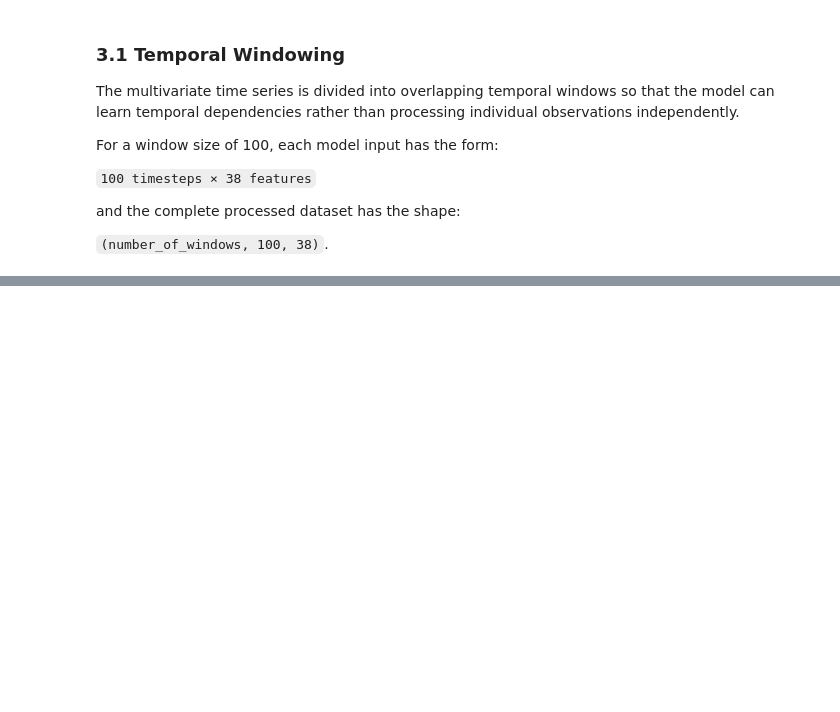
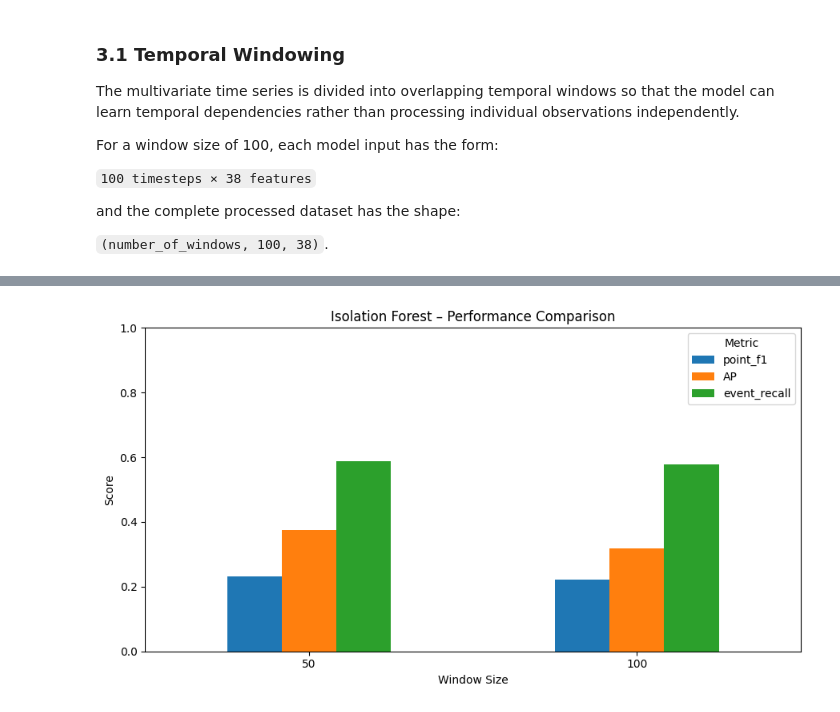
Before and after one commit to VioS11/SensorTwin-SMD, a Jupyter notebook: notebooks/IC3_SMD_Project.ipynb, the cells around one changed output, grey strips where cells are left out. Saved outputs shown, nothing was run; the diff lists cells and outputs as text; code cells hidden in the pictures; blank space fills up the shorter version.

```diff
--- a/notebooks/IC3_SMD_Project.ipynb
+++ b/notebooks/IC3_SMD_Project.ipynb
@@ -551,0 +945,11 @@ Test windows: (28614, 100, 38)
+# %%
+def get_intervals(binary_labels):
+
+    labels = np.asarray(binary_labels, dtype=int).ravel()
+
+    changes = np.diff(np.r_[0, labels, 0])
+
+    starts = np.where(changes == 1)[0]
+    ends = np.where(changes == -1)[0]
+
+    return list(zip(starts, ends))
@@ -551,0 +1177,20 @@ Test windows: (28614, 100, 38)
+# %%
+summary = (
+    results_df
+    .groupby("window_size")[
+        [
+            "precision",
+            "recall",
+            "point_f1",
+            "AP",
+            "event_recall",
+            "false_alarms",
+            "false_positive_points",
+            "mean_detection_delay"
+        ]
+    ]
+    .mean()
+    .round(4)
+)
+
+display(summary.T)
@@ -551,0 +1207,16 @@ Test windows: (28614, 100, 38)
+# %%
+summary[["point_f1", "AP", "event_recall"]].plot(
+    kind="bar",
+    figsize=(9, 5),
+    rot=0
+)
+
+plt.title("Isolation Forest – Performance Comparison")
+plt.xlabel("Window Size")
+plt.ylabel("Score")
+plt.ylim(0, 1)
+plt.legend(title="Metric")
+plt.tight_layout()
+plt.show()
+# %% [output]
+[figure, added]
```
Also changed, not shown: parts of 34 cells of this notebook.
